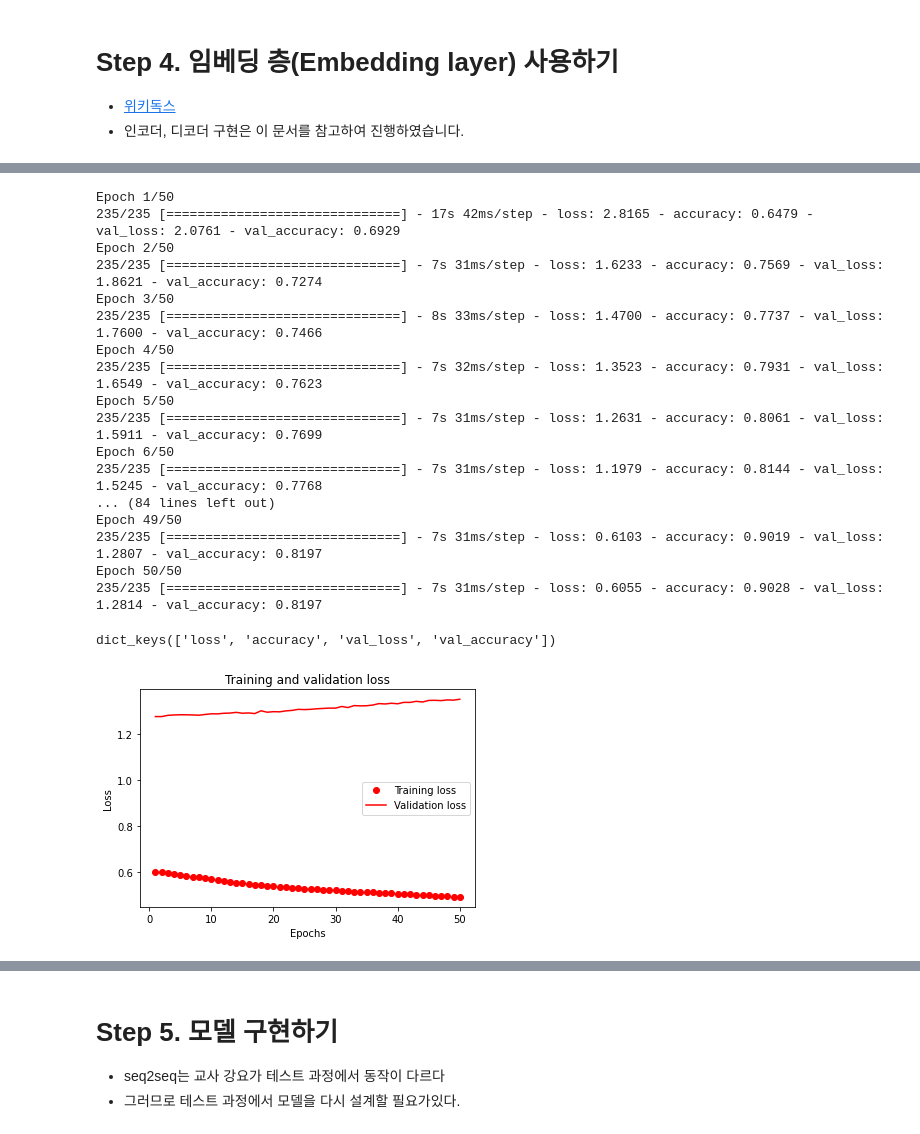
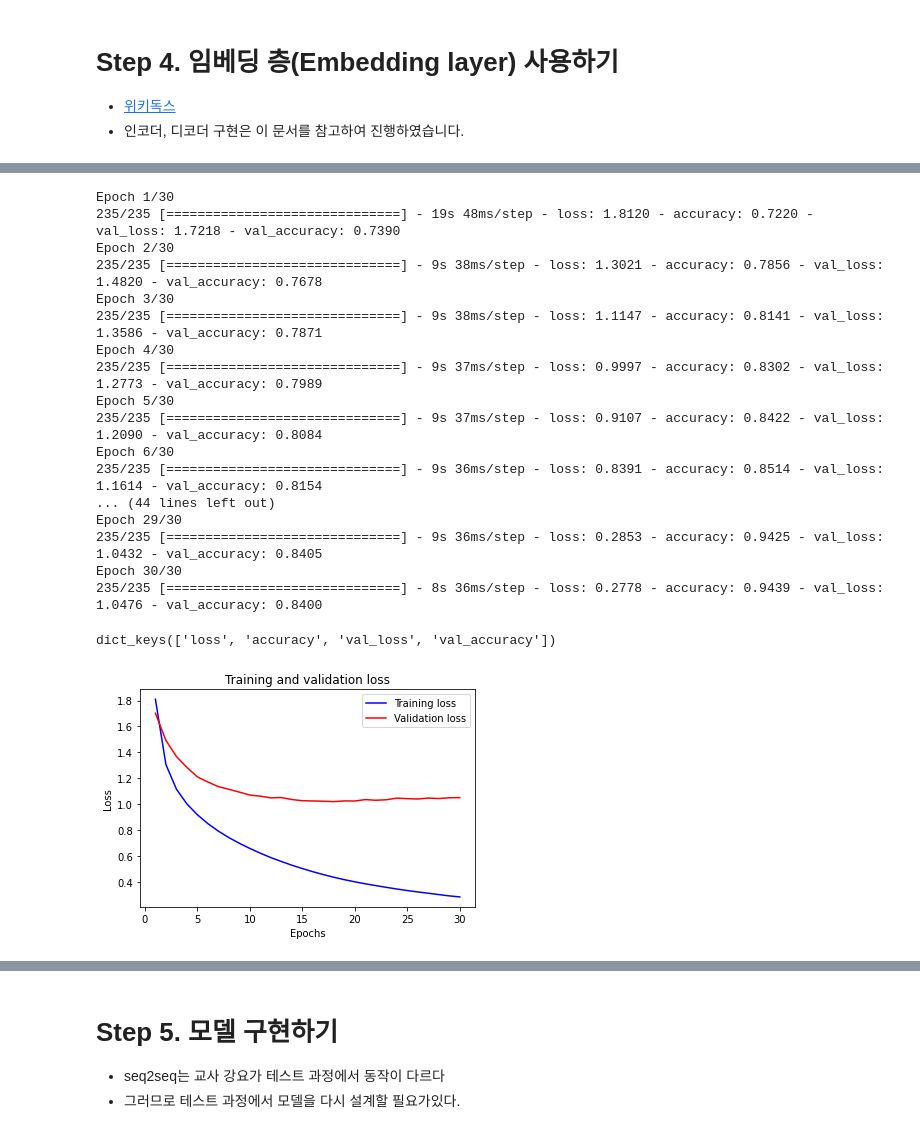
Before and after one commit to sgr1118/EX, a Jupyter notebook: [Exp_10]_Create_translator.ipynb, the cells around one changed output, grey strips where cells are left out. Drawn from its saved outputs; the diff is of its cells as text; code cells hidden in the pictures.

```diff
--- a/[Exp_10]_Create_translator.ipynb
+++ b/[Exp_10]_Create_translator.ipynb
@@ -139,7 +164,7 @@ Name: 22248, dtype: object
 # %%
 # tokenizer.texts_to_sequences()를 사용한 정수 시퀀스 변환 - 영어
 
-eng_tokenizer = Tokenizer(char_level=False) # 단어 단위로 Tokenizer를 생성합니다.
+eng_tokenizer = Tokenizer(split = '', filters= '') # 단어 단위로 Tokenizer를 생성합니다.
 eng_tokenizer.fit_on_texts(lines_c.eng) # 33000개의 행을 가진 eng의 각 행에 토큰화를 수행
 input_text = eng_tokenizer.texts_to_sequences(lines_c.eng) # 단어를 숫자값 인덱스로 변환하여 저장
 input_text[:3]
@@ -148,7 +173,7 @@ input_text[:3]
 # %%
 # tokenizer.texts_to_sequences()를 사용한 정수 시퀀스 변환 - 불어
 
-fra_tokenizer = Tokenizer(char_level=True)   # 단어 단위로 Tokenizer를 생성합니다.
+fra_tokenizer = Tokenizer(split = ' ', filters= '')   # 단어 단위로 Tokenizer를 생성합니다.
 fra_tokenizer.fit_on_texts(lines_c.fra)        # 33000개의 행을 가진 fra의 각 행에 토큰화를 수행
 target_text = fra_tokenizer.texts_to_sequences(lines_c.fra)     # 단어를 숫자값 인덱스로 변환하여 저장
 target_text[:3]
@@ -273,5 +318,5 @@ from tensorflow.keras.layers import Input, LSTM, Embedding, Dense, Masking
 from tensorflow.keras.models import Model
 # %%
 # 임베딩 벡터의 차원과 은닉 상태의 크기 지정
-embedding_dim = 64
-hidden_units = 64
+embedding_dim = 256
+hidden_units = 256
@@ -358,25 +397,25 @@ ________________________________________________________________________________
 # 모델 학습
 history = model.fit(x=[encoder_input_train, decoder_input_train], y=decoder_target_train, \
           validation_data = ([encoder_input_test, decoder_input_test], decoder_target_test),
-          batch_size=128, epochs=50)
+          batch_size=128, epochs=30)
 # %% [output]
-Epoch 1/50
-235/235 [==============================] - 17s 42ms/step - loss: 2.8165 - accuracy: 0.6479 - val_loss: 2.0761 - val_accuracy: 0.6929
-Epoch 2/50
-235/235 [==============================] - 7s 31ms/step - loss: 1.6233 - accuracy: 0.7569 - val_loss: 1.8621 - val_accuracy: 0.7274
-Epoch 3/50
-235/235 [==============================] - 8s 33ms/step - loss: 1.4700 - accuracy: 0.7737 - val_loss: 1.7600 - val_accuracy: 0.7466
-Epoch 4/50
-235/235 [==============================] - 7s 32ms/step - loss: 1.3523 - accuracy: 0.7931 - val_loss: 1.6549 - val_accuracy: 0.7623
-Epoch 5/50
-235/235 [==============================] - 7s 31ms/step - loss: 1.2631 - accuracy: 0.8061 - val_loss: 1.5911 - val_accuracy: 0.7699
-Epoch 6/50
-235/235 [==============================] - 7s 31ms/step - loss: 1.1979 - accuracy: 0.8144 - val_loss: 1.5245 - val_accuracy: 0.7768
-... (84 lines left out)
-Epoch 49/50
-235/235 [==============================] - 7s 31ms/step - loss: 0.6103 - accuracy: 0.9019 - val_loss: 1.2807 - val_accuracy: 0.8197
-Epoch 50/50
-235/235 [==============================] - 7s 31ms/step - loss: 0.6055 - accuracy: 0.9028 - val_loss: 1.2814 - val_accuracy: 0.8197
+Epoch 1/30
+235/235 [==============================] - 19s 48ms/step - loss: 1.8120 - accuracy: 0.7220 - val_loss: 1.7218 - val_accuracy: 0.7390
+Epoch 2/30
+235/235 [==============================] - 9s 38ms/step - loss: 1.3021 - accuracy: 0.7856 - val_loss: 1.4820 - val_accuracy: 0.7678
+Epoch 3/30
+235/235 [==============================] - 9s 38ms/step - loss: 1.1147 - accuracy: 0.8141 - val_loss: 1.3586 - val_accuracy: 0.7871
+Epoch 4/30
+235/235 [==============================] - 9s 37ms/step - loss: 0.9997 - accuracy: 0.8302 - val_loss: 1.2773 - val_accuracy: 0.7989
+Epoch 5/30
+235/235 [==============================] - 9s 37ms/step - loss: 0.9107 - accuracy: 0.8422 - val_loss: 1.2090 - val_accuracy: 0.8084
+Epoch 6/30
+235/235 [==============================] - 9s 36ms/step - loss: 0.8391 - accuracy: 0.8514 - val_loss: 1.1614 - val_accuracy: 0.8154
+... (44 lines left out)
+Epoch 29/30
+235/235 [==============================] - 9s 36ms/step - loss: 0.2853 - accuracy: 0.9425 - val_loss: 1.0432 - val_accuracy: 0.8405
+Epoch 30/30
+235/235 [==============================] - 8s 36ms/step - loss: 0.2778 - accuracy: 0.9439 - val_loss: 1.0476 - val_accuracy: 0.8400
 # %%
 history_dict = history.history
 print(history_dict.keys()) # epoch에 따른 그래프를 그려볼 수 있는 항목들
@@ -385,26 +424,28 @@ dict_keys(['loss', 'accuracy', 'val_loss', 'val_accuracy'])
 # %%
 # Loss, Accuracy 그래프 시각화
 
 import matplotlib.pyplot as plt
 
 acc = history_dict['accuracy']
 val_acc = history_dict['val_accuracy']
 loss = history_dict['loss']
 val_loss = history_dict['val_loss']
 
 epochs = range(1, len(acc) + 1)
 
-# "ro"는 "빨간색 점"입니다
-plt.plot(epochs, loss, 'ro', label='Training loss')
+# "b"는 "파란색 실선"입니다
+plt.plot(epochs, loss, 'b', label='Training loss')
 # r는 "빨간 실선"입니다
 plt.plot(epochs, val_loss, 'r', label='Validation loss')
 plt.title('Training and validation loss')
 plt.xlabel('Epochs')
 plt.ylabel('Loss')
 plt.legend()
 
 plt.show()
+
+# 학습과 검증의 loss가 전부 안정적으로 감소하고있다.
 # %% [output]
-[figure, old version]
+[figure, new version]
 # %%
 plt.clf()   # 그림을 초기화합니다
```
Also changed, not shown: parts of 46 cells of this notebook.
